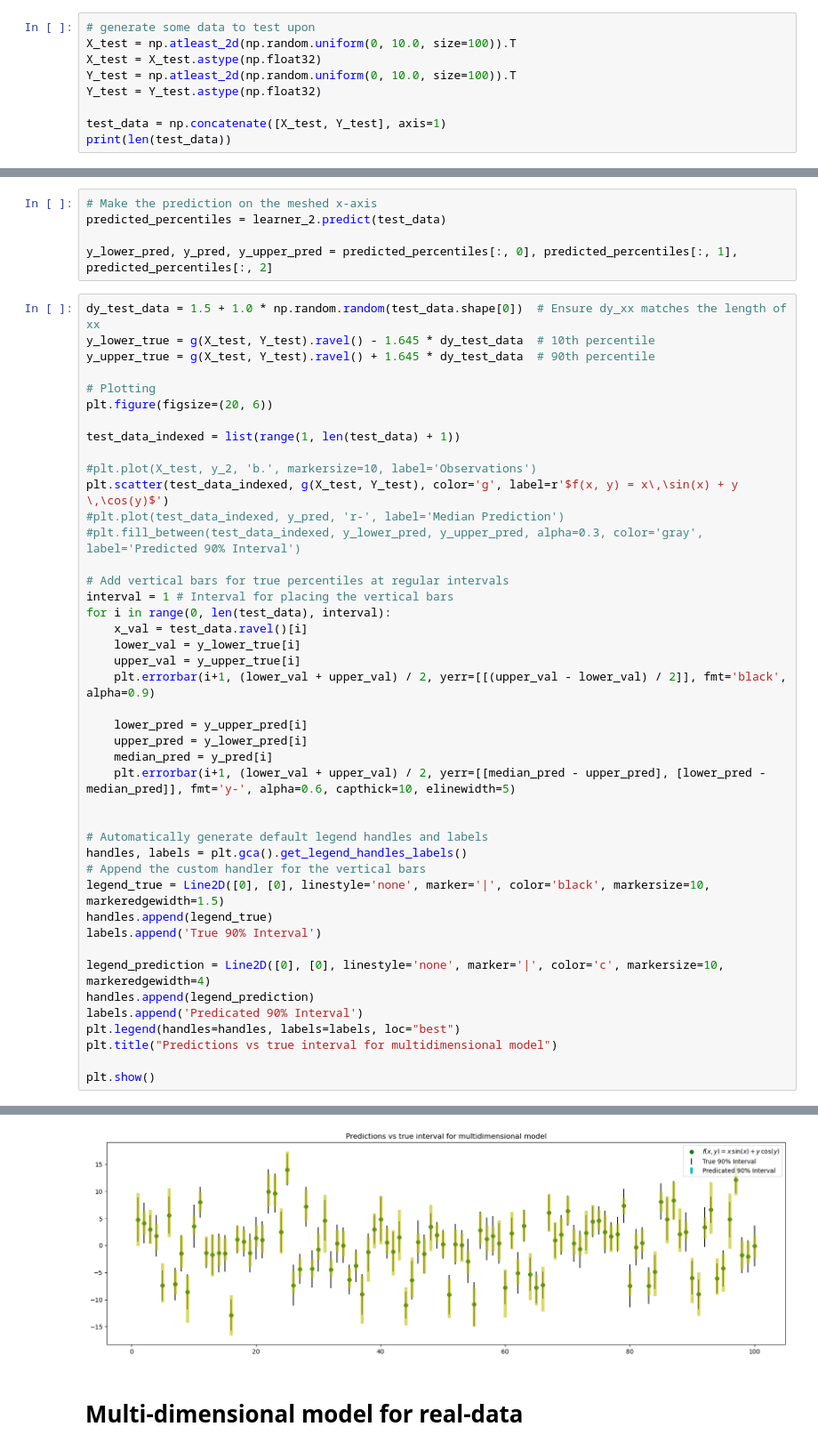
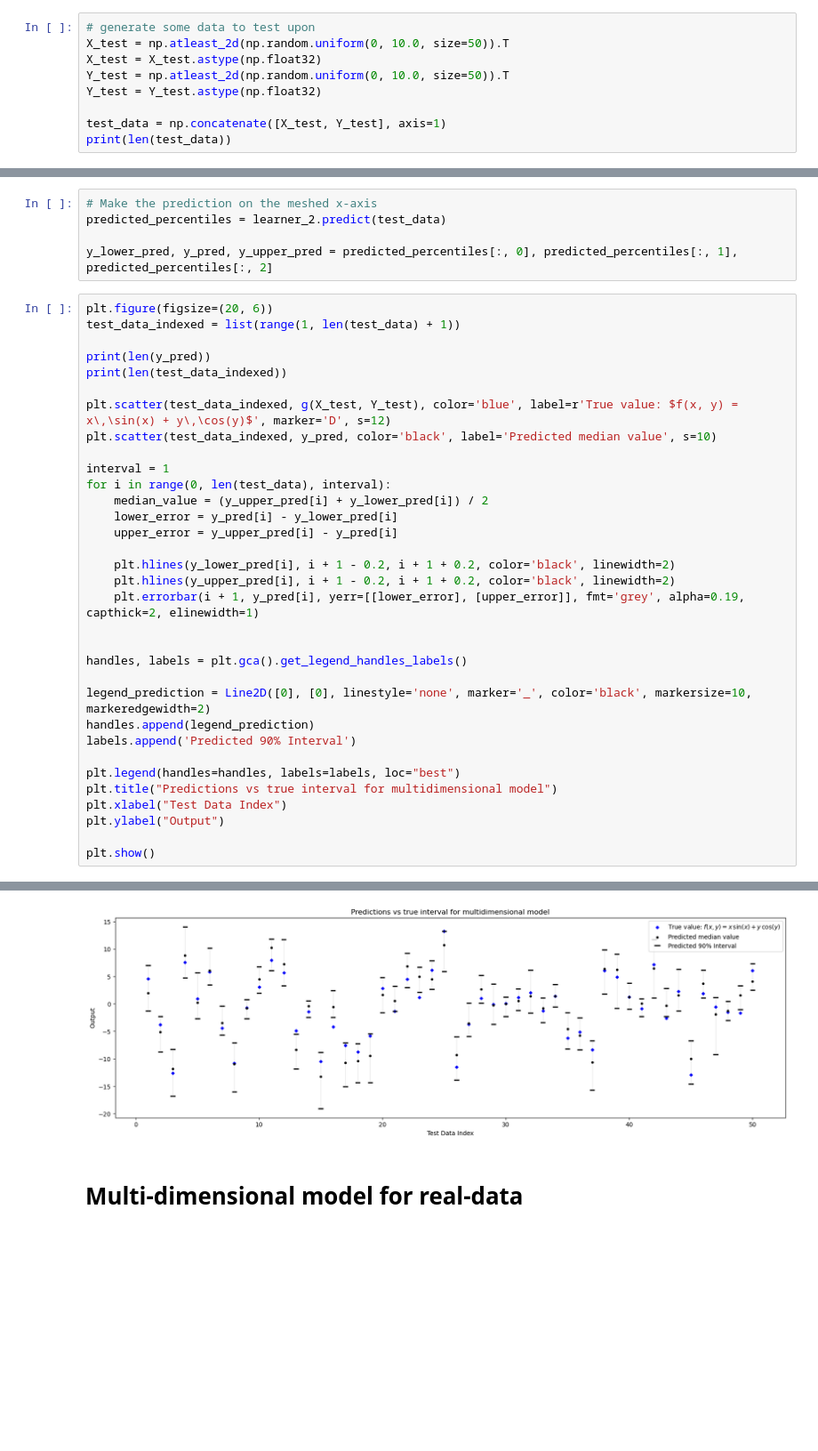
Before and after one commit to mxnurmi/miska-aalto-data-science-project, a Jupyter notebook: project_notebook.ipynb, the cells around one changed output, grey strips where cells are left out. Shown: that part at 89% size. Saved outputs shown, nothing was run; the diff lists cells and outputs as text; blank space fills up the shorter version.

```diff
--- a/project_notebook.ipynb
+++ b/project_notebook.ipynb
@@ -507,9 +531,9 @@ Model exists, loading...
 Assign index to training data to get uncertainty evaluation plot for multi-dimensional data
 # %%
 # generate some data to test upon
-X_test = np.atleast_2d(np.random.uniform(0, 10.0, size=100)).T
+X_test = np.atleast_2d(np.random.uniform(0, 10.0, size=50)).T
 X_test = X_test.astype(np.float32)
-Y_test = np.atleast_2d(np.random.uniform(0, 10.0, size=100)).T
+Y_test = np.atleast_2d(np.random.uniform(0, 10.0, size=50)).T
 Y_test = Y_test.astype(np.float32)
 
 test_data = np.concatenate([X_test, Y_test], axis=1)
@@ -530,46 +554,36 @@ predicted_percentiles = learner_2.predict(test_data)
 
 y_lower_pred, y_pred, y_upper_pred = predicted_percentiles[:, 0], predicted_percentiles[:, 1], predicted_percentiles[:, 2]
 # %%
-dy_test_data = 1.5 + 1.0 * np.random.random(test_data.shape[0])  # Ensure dy_xx matches the length of xx
-y_lower_true = g(X_test, Y_test).ravel() - 1.645 * dy_test_data  # 10th percentile
-y_upper_true = g(X_test, Y_test).ravel() + 1.645 * dy_test_data  # 90th percentile
-
-# Plotting
 plt.figure(figsize=(20, 6))
-
 test_data_indexed = list(range(1, len(test_data) + 1))
 
-#plt.plot(X_test, y_2, 'b.', markersize=10, label='Observations')
-plt.scatter(test_data_indexed, g(X_test, Y_test), color='g', label=r'$f(x, y) = x\,\sin(x) + y \,\cos(y)$')
-#plt.plot(test_data_indexed, y_pred, 'r-', label='Median Prediction')
-#plt.fill_between(test_data_indexed, y_lower_pred, y_upper_pred, alpha=0.3, color='gray', label='Predicted 90% Interval')
+print(len(y_pred))
+print(len(test_data_indexed))
 
-# Add vertical bars for true percentiles at regular intervals
-interval = 1 # Interval for placing the vertical bars
+plt.scatter(test_data_indexed, g(X_test, Y_test), color='blue', label=r'True value: $f(x, y) = x\,\sin(x) + y\,\cos(y)$', marker='D', s=12)
+plt.scatter(test_data_indexed, y_pred, color='black', label='Predicted median value', s=10)
+
+interval = 1
 for i in range(0, len(test_data), interval):
-    x_val = test_data.ravel()[i]
-    lower_val = y_lower_true[i]
-    upper_val = y_upper_true[i]
-    plt.errorbar(i+1, (lower_val + upper_val) / 2, yerr=[[(upper_val - lower_val) / 2]], fmt='black', alpha=0.9)
+    median_value = (y_upper_pred[i] + y_lower_pred[i]) / 2
+    lower_error = y_pred[i] - y_lower_pred[i]
+    upper_error = y_upper_pred[i] - y_pred[i]
 
-    lower_pred = y_upper_pred[i]
-    upper_pred = y_lower_pred[i]
-    median_pred = y_pred[i]
-    plt.errorbar(i+1, (lower_val + upper_val) / 2, yerr=[[median_pred - upper_pred], [lower_pred - median_pred]], fmt='y-', alpha=0.6, capthick=10, elinewidth=5)
+    plt.hlines(y_lower_pred[i], i + 1 - 0.2, i + 1 + 0.2, color='black', linewidth=2)
+    plt.hlines(y_upper_pred[i], i + 1 - 0.2, i + 1 + 0.2, color='black', linewidth=2)
+    plt.errorbar(i + 1, y_pred[i], yerr=[[lower_error], [upper_error]], fmt='grey', alpha=0.19, capthick=2, elinewidth=1)
 
 
-# Automatically generate default legend handles and labels
 handles, labels = plt.gca().get_legend_handles_labels()
-# Append the custom handler for the vertical bars
-legend_true = Line2D([0], [0], linestyle='none', marker='|', color='black', markersize=10, markeredgewidth=1.5)
-handles.append(legend_true)
-labels.append('True 90% Interval')
 
-legend_prediction = Line2D([0], [0], linestyle='none', marker='|', color='c', markersize=10, markeredgewidth=4)
+legend_prediction = Line2D([0], [0], linestyle='none', marker='_', color='black', markersize=10, markeredgewidth=2)
 handles.append(legend_prediction)
-labels.append('Predicated 90% Interval')
+labels.append('Predicted 90% Interval')
+
 plt.legend(handles=handles, labels=labels, loc="best")
 plt.title("Predictions vs true interval for multidimensional model")
+plt.xlabel("Test Data Index")
+plt.ylabel("Output")
 
 plt.show()
 # %% [output]
@@ -576,3 +592,3 @@ plt.show()
-[figure, old version]
+[figure, new version]
 # %% [markdown]
 # Multi-dimensional model for real-data
```
Also changed, not shown: parts of 32 cells of this notebook.
